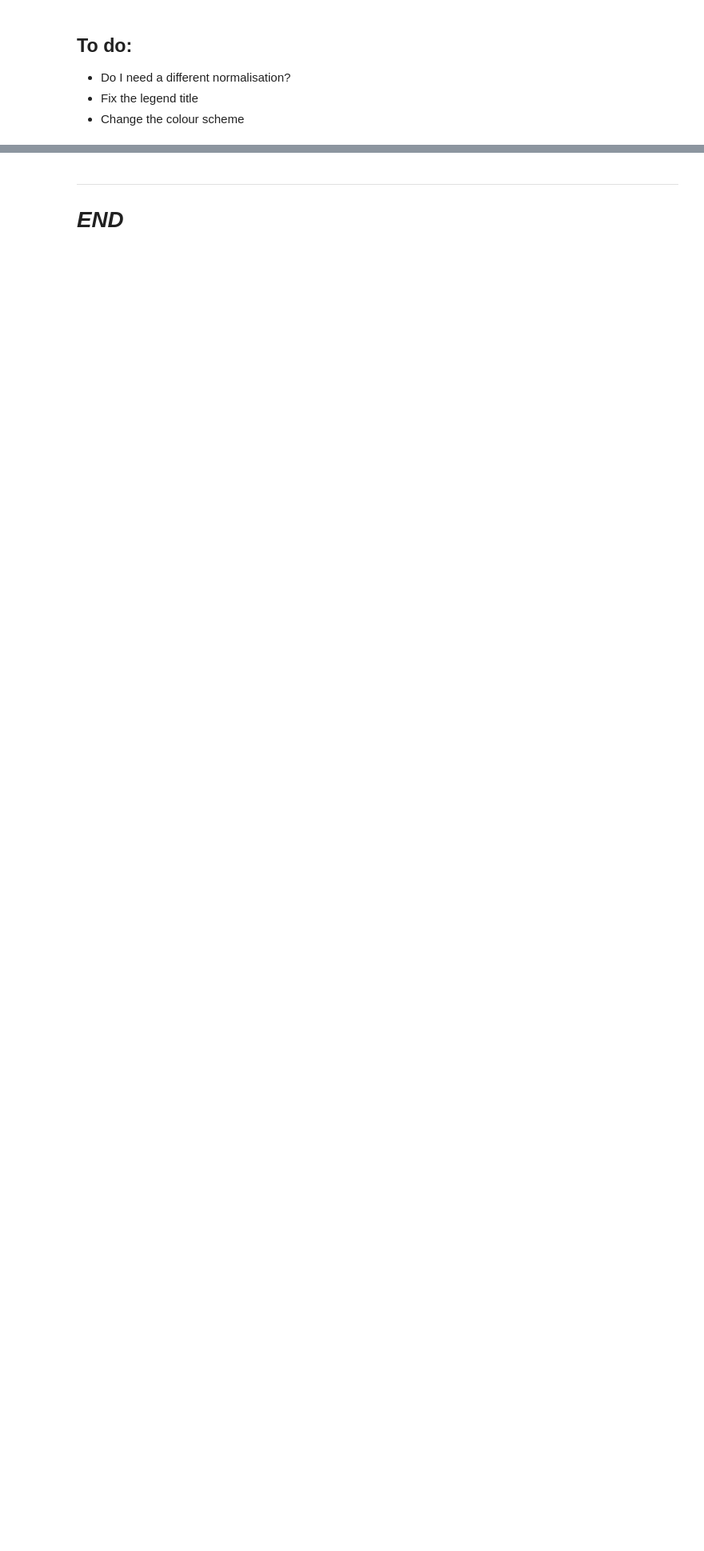
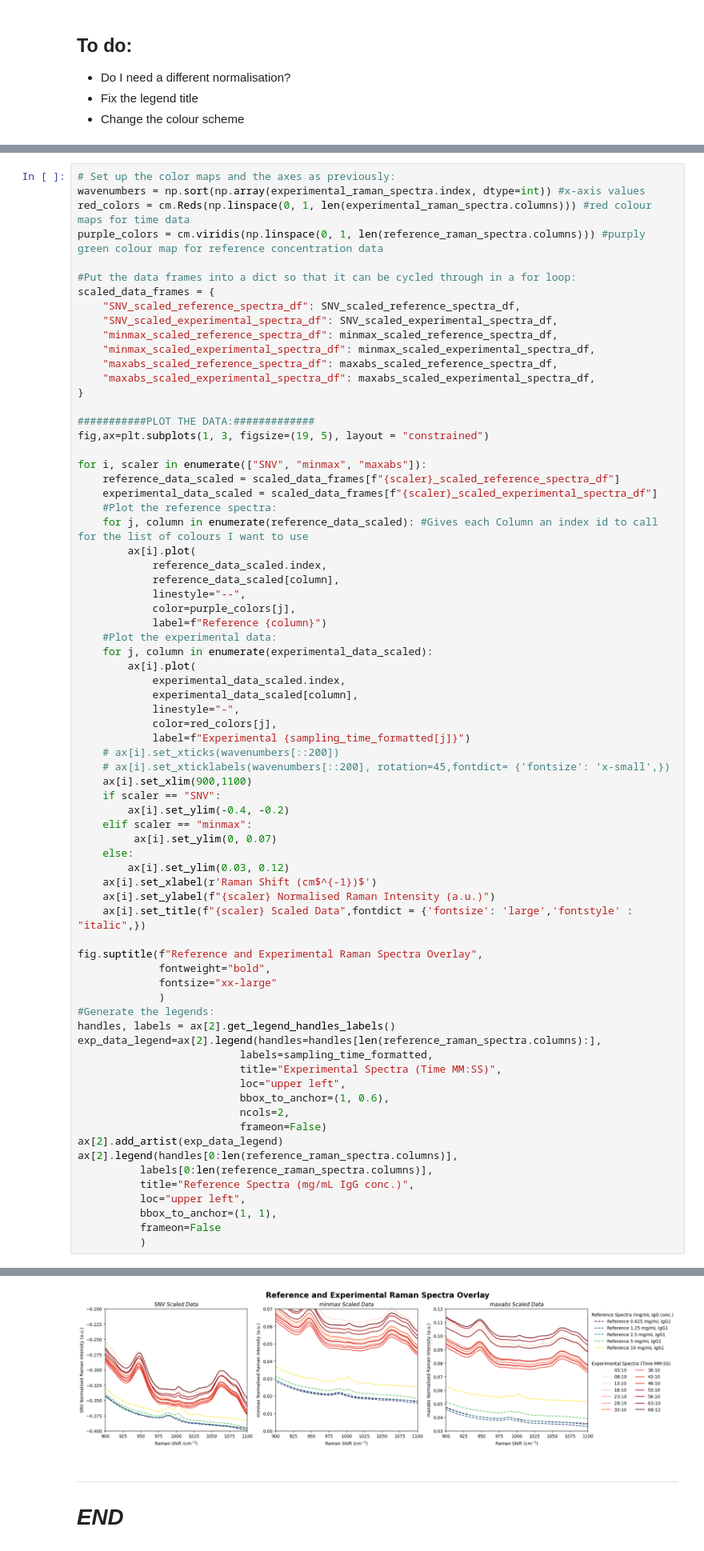
Before and after one commit to a-o-connor/PFDA-project, a Jupyter notebook: big_project_practice.ipynb, the cells around one changed output, grey strips where cells are left out. Shown at 80% size. Drawn from its saved outputs; the diff is of its cells as text; blank space fills up the shorter version.

```diff
--- a/big_project_practice.ipynb
+++ b/big_project_practice.ipynb
@@ -355,0 +358,73 @@ ax[2].legend(handles[0:len(reference_raman_spectra.columns)],
+# %%
+# Set up the color maps and the axes as previously:
+wavenumbers = np.sort(np.array(experimental_raman_spectra.index, dtype=int)) #x-axis values
+red_colors = cm.Reds(np.linspace(0, 1, len(experimental_raman_spectra.columns))) #red colour maps for time data
+purple_colors = cm.viridis(np.linspace(0, 1, len(reference_raman_spectra.columns))) #purply green colour map for reference concentration data
+
+#Put the data frames into a dict so that it can be cycled through in a for loop:
+scaled_data_frames = {
+    "SNV_scaled_reference_spectra_df": SNV_scaled_reference_spectra_df,
+    "SNV_scaled_experimental_spectra_df": SNV_scaled_experimental_spectra_df,
+    "minmax_scaled_reference_spectra_df": minmax_scaled_reference_spectra_df,
+    "minmax_scaled_experimental_spectra_df": minmax_scaled_experimental_spectra_df,
+    "maxabs_scaled_reference_spectra_df": maxabs_scaled_reference_spectra_df,
+    "maxabs_scaled_experimental_spectra_df": maxabs_scaled_experimental_spectra_df,
+}
+
+###########PLOT THE DATA:#############
+fig,ax=plt.subplots(1, 3, figsize=(19, 5), layout = "constrained")
+
+for i, scaler in enumerate(["SNV", "minmax", "maxabs"]):
+    reference_data_scaled = scaled_data_frames[f"{scaler}_scaled_reference_spectra_df"]
+    experimental_data_scaled = scaled_data_frames[f"{scaler}_scaled_experimental_spectra_df"]
+    #Plot the reference spectra:
+    for j, column in enumerate(reference_data_scaled): #Gives each Column an index id to call for the list of colours I want to use
+        ax[i].plot(
+            reference_data_scaled.index,
+            reference_data_scaled[column],
+            linestyle="--",
+            color=purple_colors[j],
+            label=f"Reference {column}")
+    #Plot the experimental data:
+    for j, column in enumerate(experimental_data_scaled):
+        ax[i].plot(
+            experimental_data_scaled.index,
+            experimental_data_scaled[column],
+            linestyle="-",
+            color=red_colors[j],
+            label=f"Experimental {sampling_time_formatted[j]}")
+    # ax[i].set_xticks(wavenumbers[::200])
+    # ax[i].set_xticklabels(wavenumbers[::200], rotation=45,fontdict= {'fontsize': 'x-small',})
+    ax[i].set_xlim(900,1100)
+    if scaler == "SNV":
+        ax[i].set_ylim(-0.4, -0.2)
+    elif scaler == "minmax":
+         ax[i].set_ylim(0, 0.07)
+    else:
+        ax[i].set_ylim(0.03, 0.12)
+    ax[i].set_xlabel(r'Raman Shift (cm$^{-1})$')
+    ax[i].set_ylabel(f"{scaler} Normalised Raman Intensity (a.u.)")
+    ax[i].set_title(f"{scaler} Scaled Data",fontdict = {'fontsize': 'large','fontstyle' : "italic",})
+
+fig.suptitle(f"Reference and Experimental Raman Spectra Overlay",
+             fontweight="bold",
+             fontsize="xx-large"
+             )
+#Generate the legends:
+handles, labels = ax[2].get_legend_handles_labels()
+exp_data_legend=ax[2].legend(handles=handles[len(reference_raman_spectra.columns):],
+                          labels=sampling_time_formatted,
+                          title="Experimental Spectra (Time MM:SS)",
+                          loc="upper left",
+                          bbox_to_anchor=(1, 0.6),
+                          ncols=2,
+                          frameon=False)
+ax[2].add_artist(exp_data_legend)
+ax[2].legend(handles[0:len(reference_raman_spectra.columns)],
+          labels[0:len(reference_raman_spectra.columns)],
+          title="Reference Spectra (mg/mL IgG conc.)",
+          loc="upper left",
+          bbox_to_anchor=(1, 1),
+          frameon=False
+          )
+# %% [output]
@@ -356,3 +432,4 @@ ax[2].legend(handles[0:len(reference_raman_spectra.columns)],
+[figure, added]
 # %% [markdown]
 *********************
 # *END*
```
Also changed, not shown: parts of 5 cells of this notebook.
